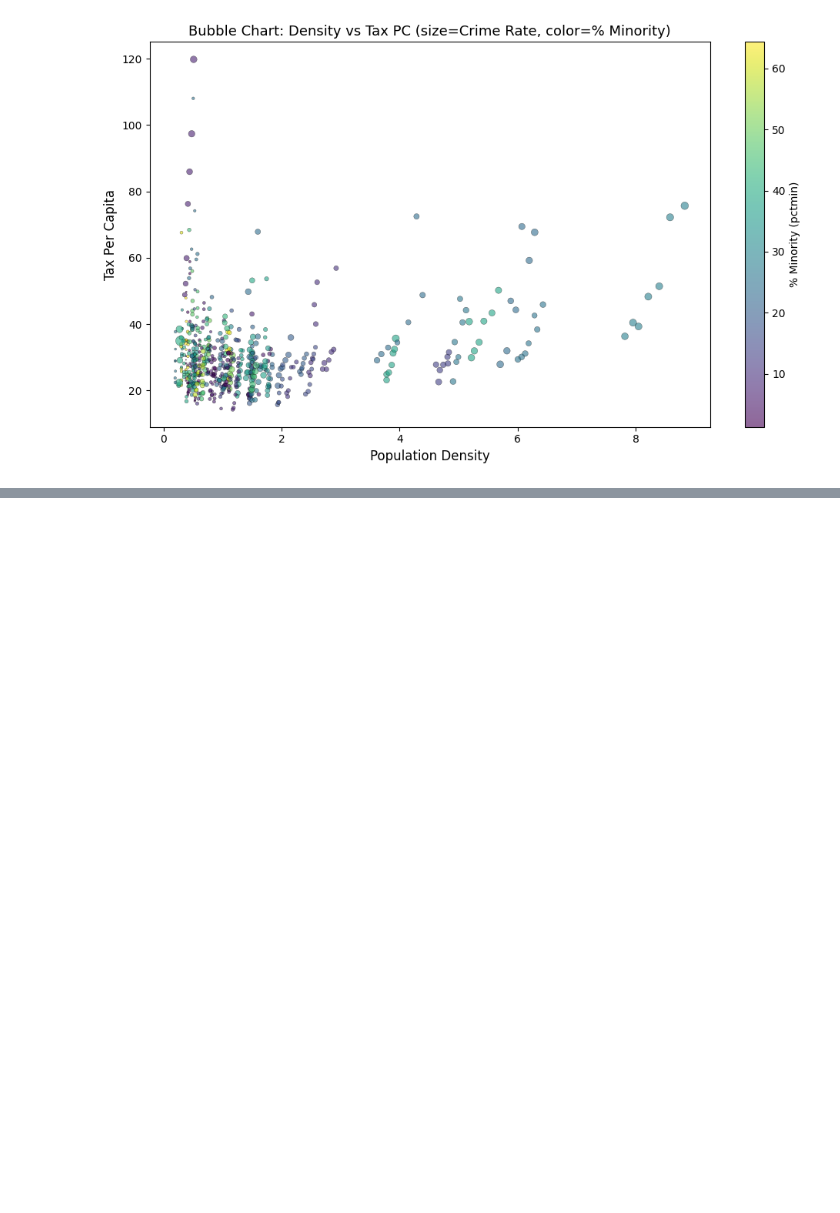
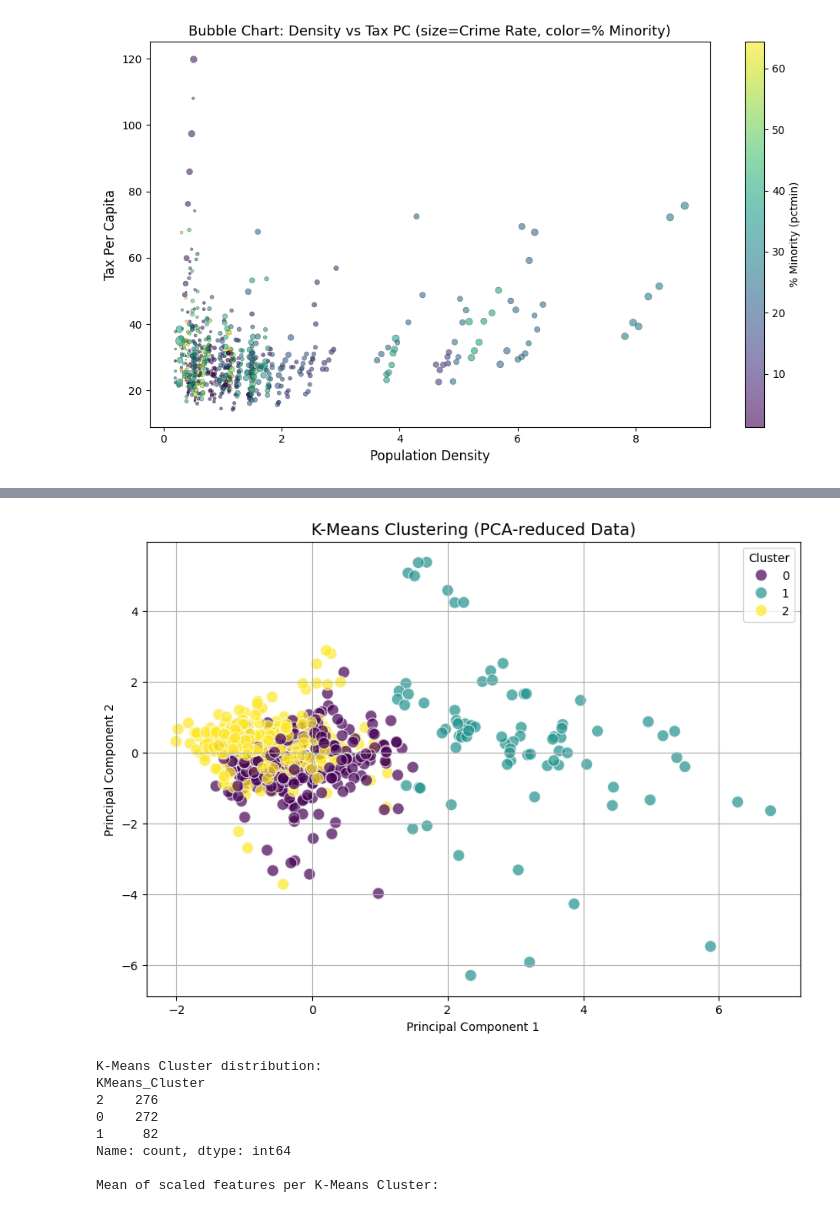
Before and after one commit to D-Vspec/DivyanshVermaEDA_Assessment, a Jupyter notebook: EDA.ipynb, the cells around one changed output, grey strips where cells are left out. Saved outputs shown, nothing was run; the diff lists cells and outputs as text; code cells hidden in the pictures; blank space fills up the shorter version.

```diff
--- a/EDA.ipynb
+++ b/EDA.ipynb
@@ -474,0 +522,52 @@ plt.show()
+# %%
+# Perform K-Means clustering with the optimal k
+kmeans_model = KMeans(n_clusters=optimal_k, random_state=42, n_init=10)
+df_transformed['KMeans_Cluster'] = kmeans_model.fit_predict(X)
+
+# Visualize K-Means clusters (using two principal components for dimensionality reduction if needed, or two selected features)
+from sklearn.decomposition import PCA
+
+if X.shape[1] > 2:
+    pca = PCA(n_components=2)
+    X_pca = pca.fit_transform(X)
+    df_transformed['PCA1'] = X_pca[:, 0]
+    df_transformed['PCA2'] = X_pca[:, 1]
+
+    plt.figure(figsize=(10, 7))
+    sns.scatterplot(x='PCA1', y='PCA2', hue='KMeans_Cluster', data=df_transformed,
+                    palette='viridis', s=100, alpha=0.7, edgecolors='w')
+    plt.title('K-Means Clustering (PCA-reduced Data)', fontsize=14)
+    plt.xlabel('Principal Component 1')
+    plt.ylabel('Principal Component 2')
+    plt.legend(title='Cluster')
+    plt.grid(True)
+    plt.show()
+else:
+    # If only 2 features, plot them directly
+    plt.figure(figsize=(10, 7))
+    sns.scatterplot(x=X.columns[0], y=X.columns[1], hue='KMeans_Cluster', data=df_transformed,
+                    palette='viridis', s=100, alpha=0.7, edgecolors='w')
+    plt.title('K-Means Clustering', fontsize=14)
+    plt.xlabel(X.columns[0])
+    plt.ylabel(X.columns[1])
+    plt.legend(title='Cluster')
+    plt.grid(True)
+    plt.show()
+
+print("K-Means Cluster distribution:")
+print(df_transformed['KMeans_Cluster'].value_counts())
+
+# Analyze cluster characteristics (mean of original features for each cluster)
+cluster_means = df_transformed.groupby('KMeans_Cluster')[clustering_features].mean()
+print("\nMean of scaled features per K-Means Cluster:")
+display(cluster_means)
+# %% [output]
+[figure, added]
+K-Means Cluster distribution:
+KMeans_Cluster
+2    276
+0    272
+1     82
+Name: count, dtype: int64
+
+Mean of scaled features per K-Means Cluster:
```
Also changed, not shown: parts of 5 cells of this notebook.
